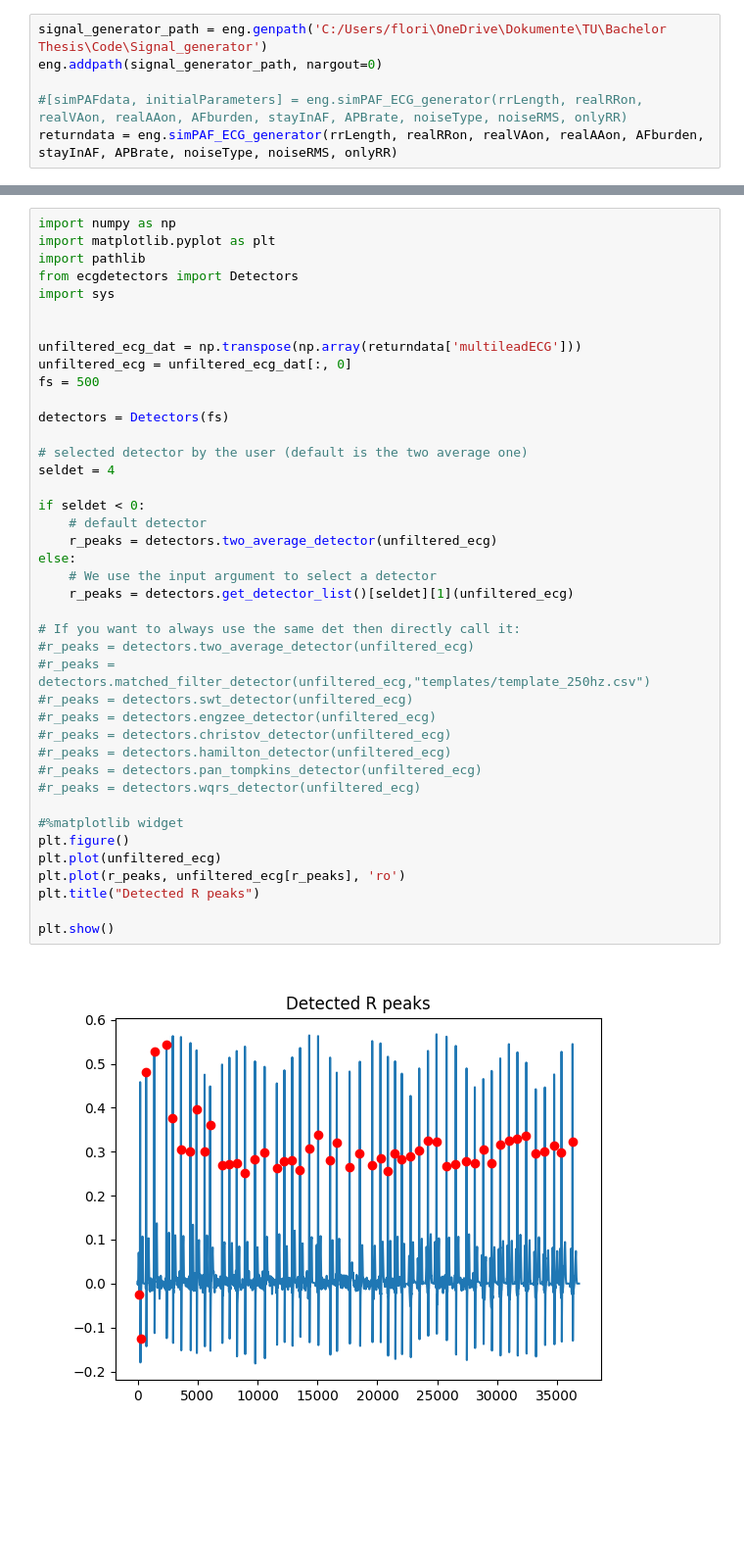
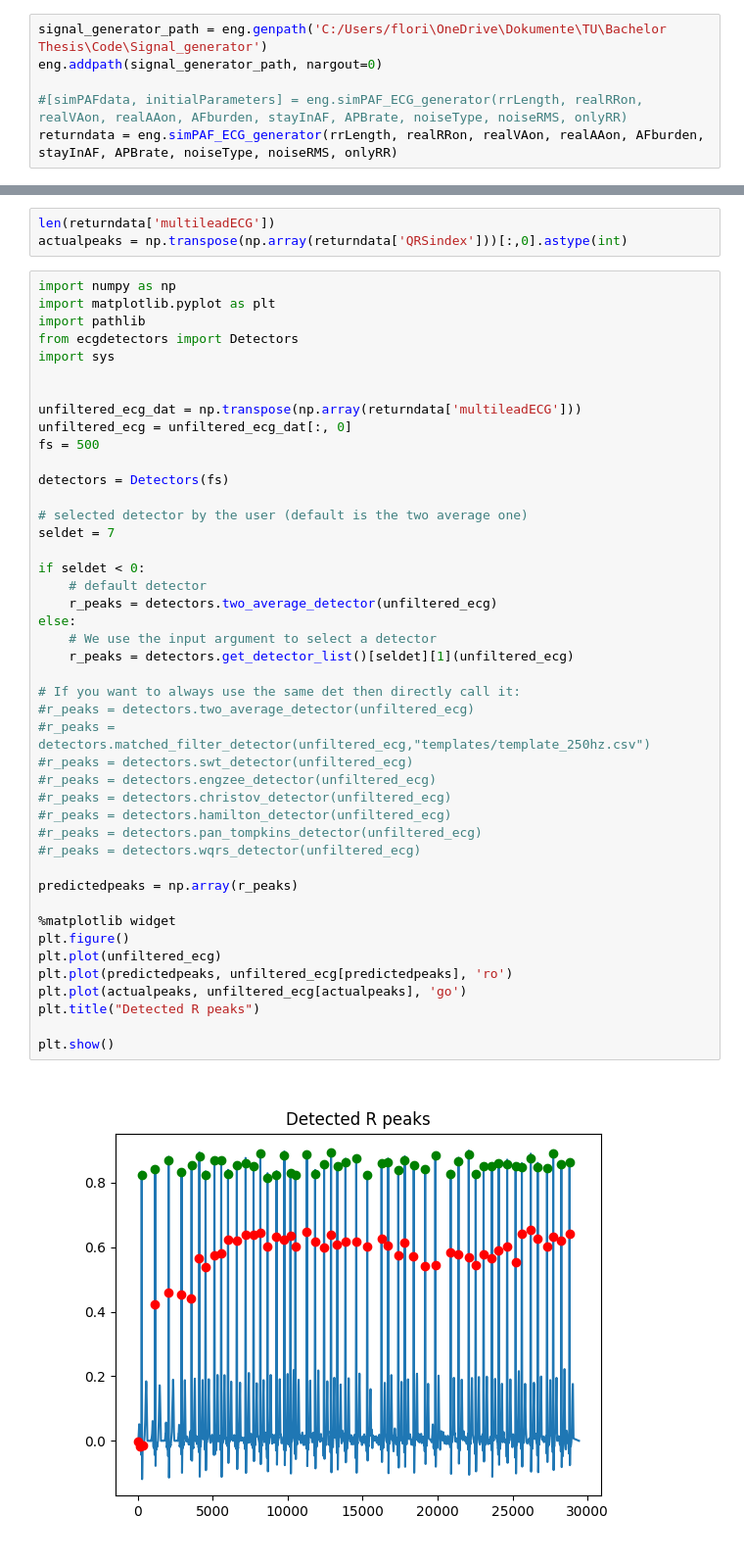
Before and after one commit to floriankri/ecg_detector_assessment, a Jupyter notebook: Playground/playground.ipynb, the cells around one changed output, grey strips where cells are left out. Shown: that part at 98% size. Drawn from its saved outputs; the diff is of its cells as text; blank space fills up the shorter version.

```diff
--- a/Playground/playground.ipynb
+++ b/Playground/playground.ipynb
@@ -39,3 +30,6 @@ len(returndata['multileadECG'])
+# %%
+len(returndata['multileadECG'])
+actualpeaks = np.transpose(np.array(returndata['QRSindex']))[:,0].astype(int)
 # %%
 import numpy as np
 import matplotlib.pyplot as plt
@@ -48,34 +42,37 @@ unfiltered_ecg_dat = np.transpose(np.array(returndata['multileadECG']))
 unfiltered_ecg = unfiltered_ecg_dat[:, 0]
 fs = 500
 
 detectors = Detectors(fs)
 
 # selected detector by the user (default is the two average one)
-seldet = 4
+seldet = 7
 
 if seldet < 0:
     # default detector
     r_peaks = detectors.two_average_detector(unfiltered_ecg)
 else:
     # We use the input argument to select a detector
     r_peaks = detectors.get_detector_list()[seldet][1](unfiltered_ecg)
 
 # If you want to always use the same det then directly call it:
 #r_peaks = detectors.two_average_detector(unfiltered_ecg)
 #r_peaks = detectors.matched_filter_detector(unfiltered_ecg,"templates/template_250hz.csv")
 #r_peaks = detectors.swt_detector(unfiltered_ecg)
 #r_peaks = detectors.engzee_detector(unfiltered_ecg)
 #r_peaks = detectors.christov_detector(unfiltered_ecg)
 #r_peaks = detectors.hamilton_detector(unfiltered_ecg)
 #r_peaks = detectors.pan_tompkins_detector(unfiltered_ecg)
 #r_peaks = detectors.wqrs_detector(unfiltered_ecg)
 
-#%matplotlib widget
+predictedpeaks = np.array(r_peaks)
+
+%matplotlib widget
 plt.figure()
 plt.plot(unfiltered_ecg)
-plt.plot(r_peaks, unfiltered_ecg[r_peaks], 'ro')
+plt.plot(predictedpeaks, unfiltered_ecg[predictedpeaks], 'ro')
+plt.plot(actualpeaks, unfiltered_ecg[actualpeaks], 'go')
 plt.title("Detected R peaks")
 
 plt.show()
 # %% [output]
-[figure, old version]
+[figure, new version]
```
Also changed, not shown: parts of 6 cells of this notebook, 1 other file.
